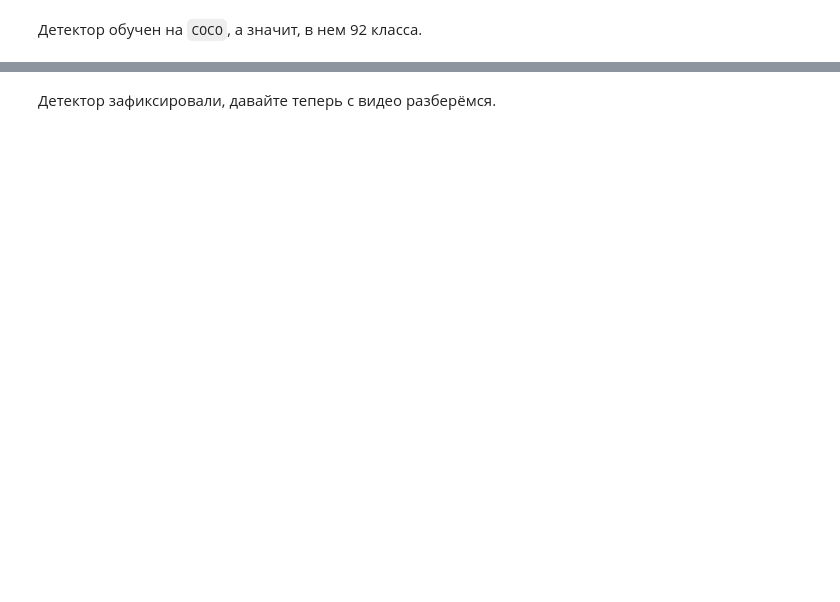
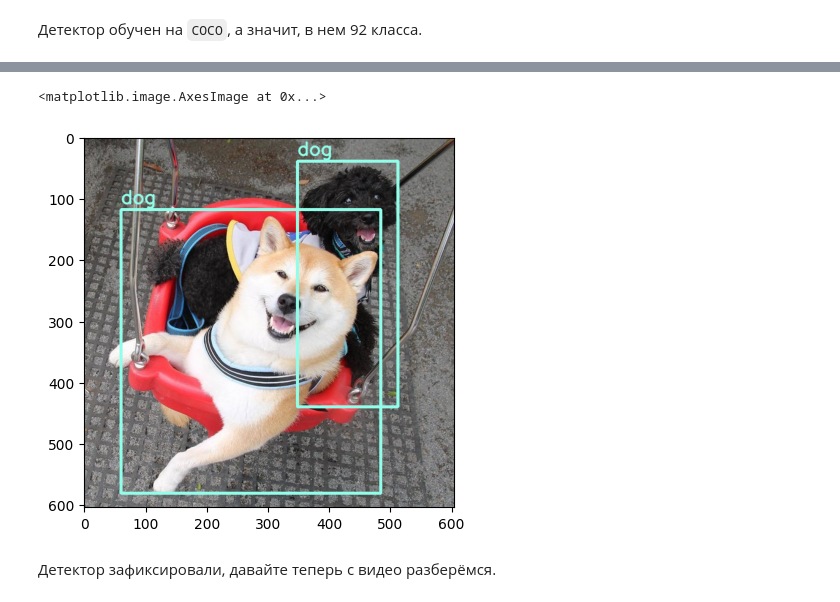
Before and after one commit to AndreyKurdyubov/Karpov.courses_DL, a Jupyter notebook: CV/Lesson_9/CV_lesson_9.ipynb, the cells around one changed output, grey strips where cells are left out. Saved outputs shown, nothing was run; the diff lists cells and outputs as text; code cells hidden in the pictures; blank space fills up the shorter version.

```diff
--- a/CV/Lesson_9/CV_lesson_9.ipynb
+++ b/CV/Lesson_9/CV_lesson_9.ipynb
@@ -538,4 +576,4 @@ len(coco_labels)
 # %%
-img = cv2.imread('dog.jpeg')
+img = cv2.imread('/kaggle/input/datasets/andreykurdyubov/cv-lesson9/dog.jpeg')
 # %%
 plt.imshow(img[:, :, ::-1])
@@ -557,19 +598,22 @@ tensor = prepare_img(img)
 result = model(tensor)[0]
 # %%
 # Посмотрим, что выдаст детектор, можем тут поиграться со скором отрисовки
-img = cv2.imread('dog.jpeg')
+img = cv2.imread('/kaggle/input/datasets/andreykurdyubov/cv-lesson9/dog.jpeg')
 
 boxes = result['boxes'].data.cpu()
 scores = result['scores'].data.cpu()
 labels = result['labels'].data.cpu()
 
 for (bb, scr, lbl) in zip(boxes, scores, labels):
     if scr > 0.4:
         x1, y1, x2, y2 = bb
         cv2.rectangle(img, (int(x1), int(y1)), (int(x2), int(y2)), (colors[lbl % len(colors)]), 3)
         cv2.putText(img, coco_labels[lbl], (int(x1), int(y1)-10), font, 1, (colors[lbl % len(colors)]), 2, cv2.LINE_AA)
 
 plt.imshow(img[:, :, ::-1])
+# %% [output]
+<matplotlib.image.AxesImage at 0x...>
+[figure, added]
 # %% [markdown]
 Детектор зафиксировали, давайте теперь с видео разберёмся.
 # %%
```
Also changed, not shown: parts of 10 cells of this notebook.
